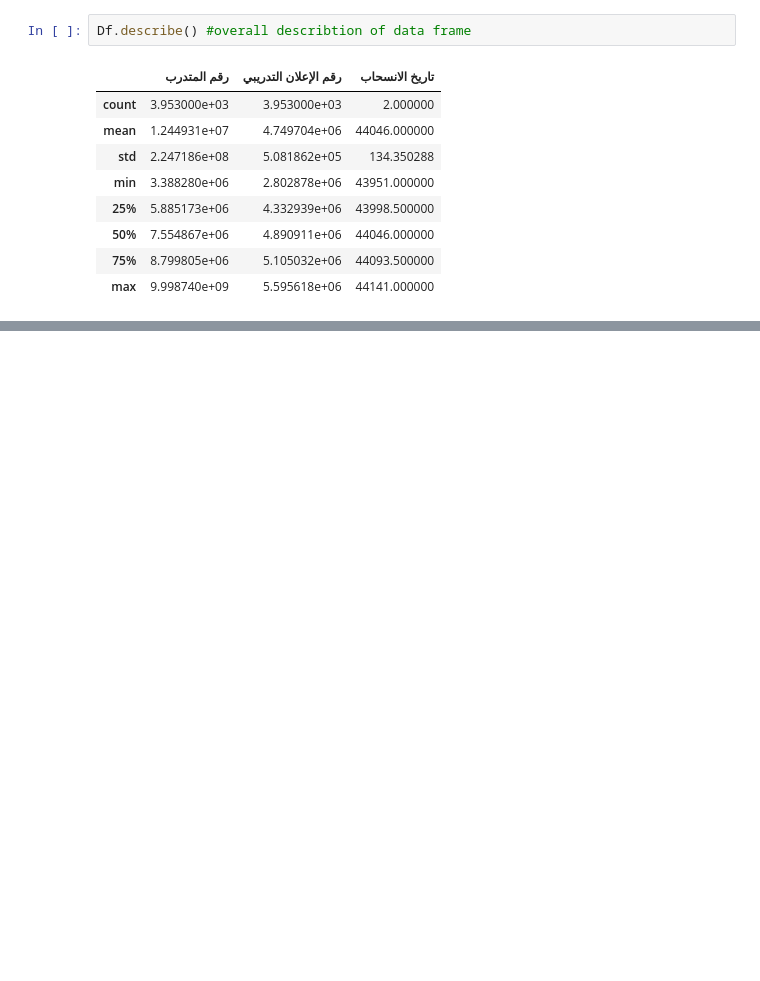
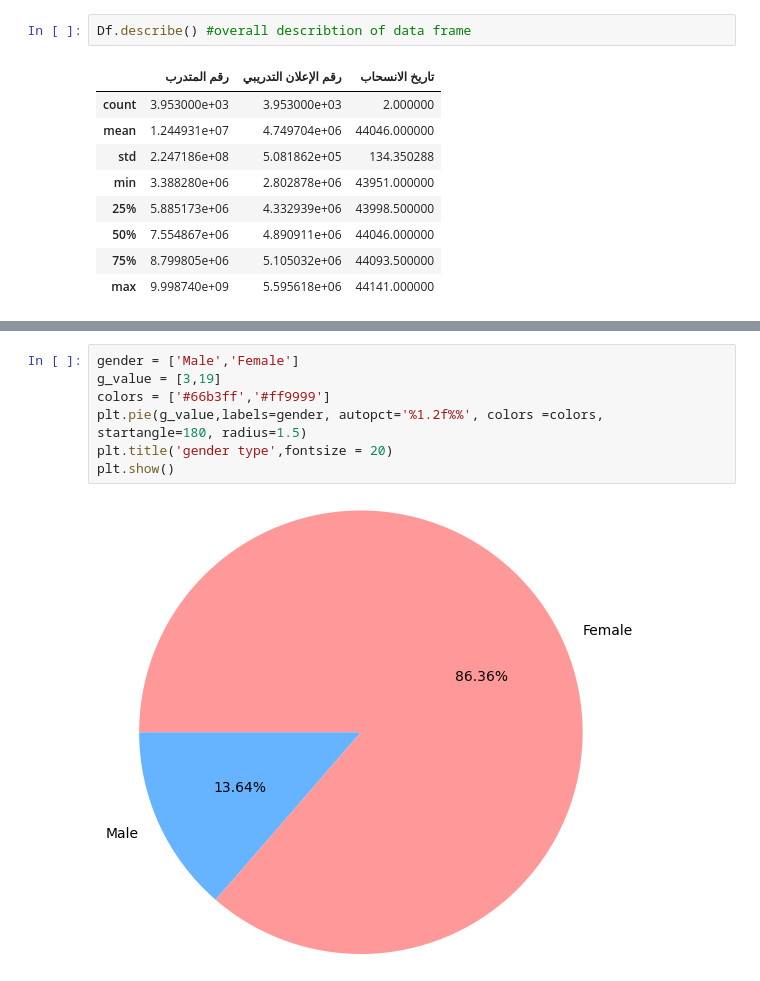
Before and after one commit to Tuwaiq-Data-Science-Bootcamp-V2/Bootcamp-Project-2, a Jupyter notebook: Bootcamp_project_2.ipynb, the cells around one changed output, grey strips where cells are left out. Cells and saved outputs as stored; diff of their text form; blank space fills up the shorter version.

```diff
--- a/Bootcamp_project_2.ipynb
+++ b/Bootcamp_project_2.ipynb
@@ -188,0 +244,9 @@ Df
+# %%
+gender = ['Male','Female']
+g_value = [3,19]
+colors = ['#66b3ff','#ff9999']
+plt.pie(g_value,labels=gender, autopct='%1.2f%%', colors =colors,  startangle=180, radius=1.5)
+plt.title('gender type',fontsize = 20)
+plt.show()
+# %% [output]
+[figure, added]
```
Also changed, not shown: parts of 16 cells of this notebook.
